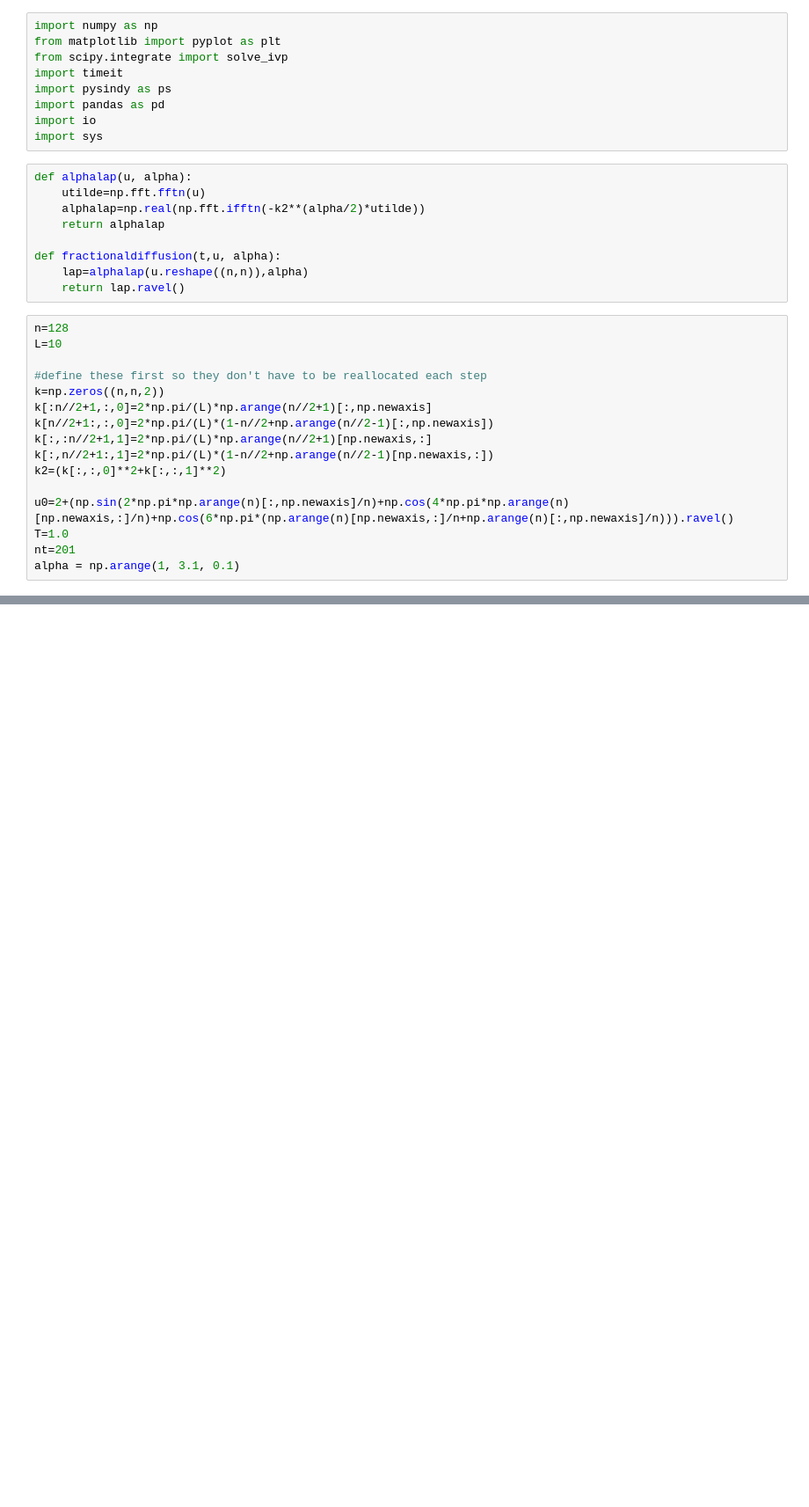
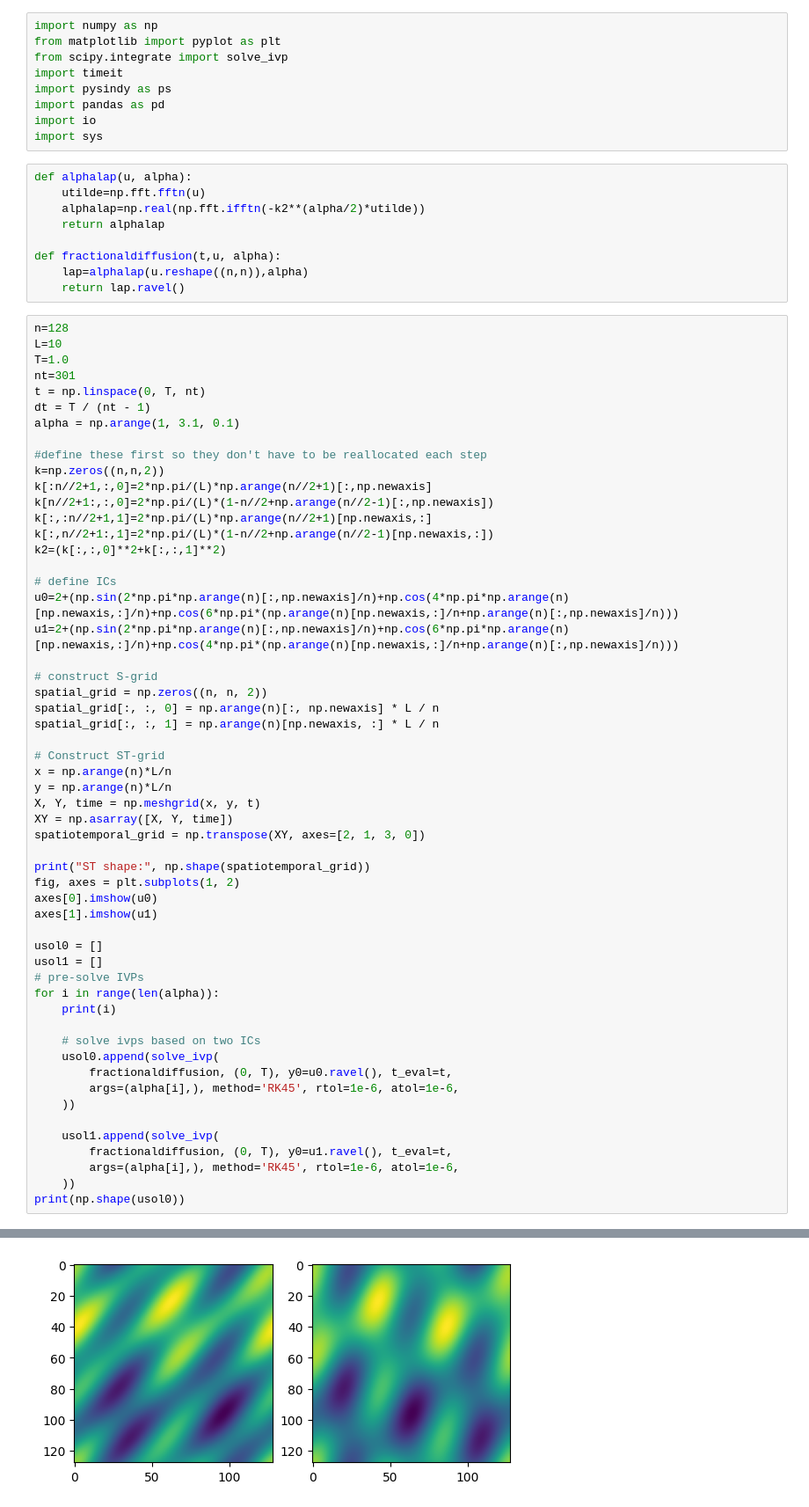
Before and after one commit to PeterXQC/pysindy-nonlocal_interaction, a Jupyter notebook: nonloc_lib_test.ipynb, the cells around one changed output, grey strips where cells are left out. Shown at 88% size. Saved outputs shown, nothing was run; the diff lists cells and outputs as text; blank space fills up the shorter version.

```diff
--- a/nonloc_lib_test.ipynb
+++ b/nonloc_lib_test.ipynb
@@ -19,6 +19,11 @@ def fractionaldiffusion(t,u, alpha):
 # %%
 n=128
 L=10
+T=1.0
+nt=301
+t = np.linspace(0, T, nt)
+dt = T / (nt - 1)
+alpha = np.arange(1, 3.1, 0.1)
 
 #define these first so they don't have to be reallocated each step
 k=np.zeros((n,n,2))
@@ -28,7 +33,42 @@ k[:,:n//2+1,1]=2*np.pi/(L)*np.arange(n//2+1)[np.newaxis,:]
 k[:,n//2+1:,1]=2*np.pi/(L)*(1-n//2+np.arange(n//2-1)[np.newaxis,:])
 k2=(k[:,:,0]**2+k[:,:,1]**2)
 
-u0=2+(np.sin(2*np.pi*np.arange(n)[:,np.newaxis]/n)+np.cos(4*np.pi*np.arange(n)[np.newaxis,:]/n)+np.cos(6*np.pi*(np.arange(n)[np.newaxis,:]/n+np.arange(n)[:,np.newaxis]/n))).ravel()
-T=1.0
-nt=201
-alpha = np.arange(1, 3.1, 0.1)
+# define ICs
+u0=2+(np.sin(2*np.pi*np.arange(n)[:,np.newaxis]/n)+np.cos(4*np.pi*np.arange(n)[np.newaxis,:]/n)+np.cos(6*np.pi*(np.arange(n)[np.newaxis,:]/n+np.arange(n)[:,np.newaxis]/n)))
+u1=2+(np.sin(2*np.pi*np.arange(n)[:,np.newaxis]/n)+np.cos(6*np.pi*np.arange(n)[np.newaxis,:]/n)+np.cos(4*np.pi*(np.arange(n)[np.newaxis,:]/n+np.arange(n)[:,np.newaxis]/n)))
+
+# construct S-grid
+spatial_grid = np.zeros((n, n, 2))
+spatial_grid[:, :, 0] = np.arange(n)[:, np.newaxis] * L / n
+spatial_grid[:, :, 1] = np.arange(n)[np.newaxis, :] * L / n
+
+# Construct ST-grid
+x = np.arange(n)*L/n
+y = np.arange(n)*L/n
+X, Y, time = np.meshgrid(x, y, t)
+XY = np.asarray([X, Y, time])
+spatiotemporal_grid = np.transpose(XY, axes=[2, 1, 3, 0])
+
+print("ST shape:", np.shape(spatiotemporal_grid))
+fig, axes = plt.subplots(1, 2)
+axes[0].imshow(u0)
+axes[1].imshow(u1)
+
+usol0 = []
+usol1 = []
+# pre-solve IVPs
+for i in range(len(alpha)):
+    print(i)
+
+    # solve ivps based on two ICs
+    usol0.append(solve_ivp(
+        fractionaldiffusion, (0, T), y0=u0.ravel(), t_eval=t,
+        args=(alpha[i],), method='RK45', rtol=1e-6, atol=1e-6,
+    ))
+
+    usol1.append(solve_ivp(
+        fractionaldiffusion, (0, T), y0=u1.ravel(), t_eval=t,
+        args=(alpha[i],), method='RK45', rtol=1e-6, atol=1e-6,
+    ))
+print(np.shape(usol0))
+# %% [output]
@@ -35,3 +92,4 @@ alpha = np.arange(1, 3.1, 0.1)
+[figure, added]
 # %%
 results = []
 
```
Also changed, not shown: parts of 7 cells of this notebook, 10 other files.
